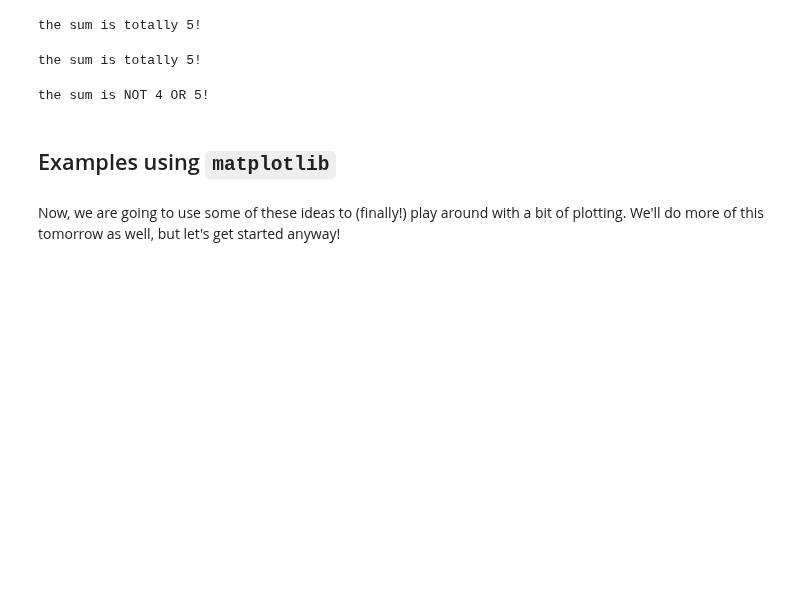
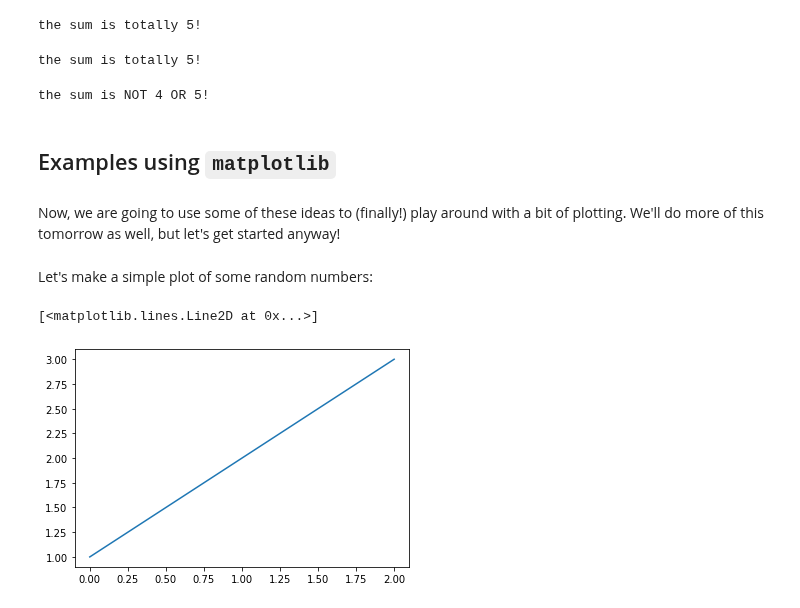
Before and after one commit to jnaiman/csci-p-14110_su2020, a Jupyter notebook: lesson02/prep_notebook_lesson02.ipynb, the cells around one changed output. Drawn from its saved outputs; the diff is of its cells as text; code cells hidden in the pictures; blank space fills up the shorter version.

```diff
--- a/lesson02/prep_notebook_lesson02.ipynb
+++ b/lesson02/prep_notebook_lesson02.ipynb
@@ -487,0 +490,7 @@ Now, we are going to use some of these ideas to (finally!) play around with a bi
+# %% [markdown]
+Let's make a simple plot of some random numbers:
+# %%
+plt.plot([1,2,3])
+# %% [output]
+[<matplotlib.lines.Line2D at 0x...>]
+[figure, added]
```
Also changed, not shown: parts of 20 cells of this notebook, 2 other files.
